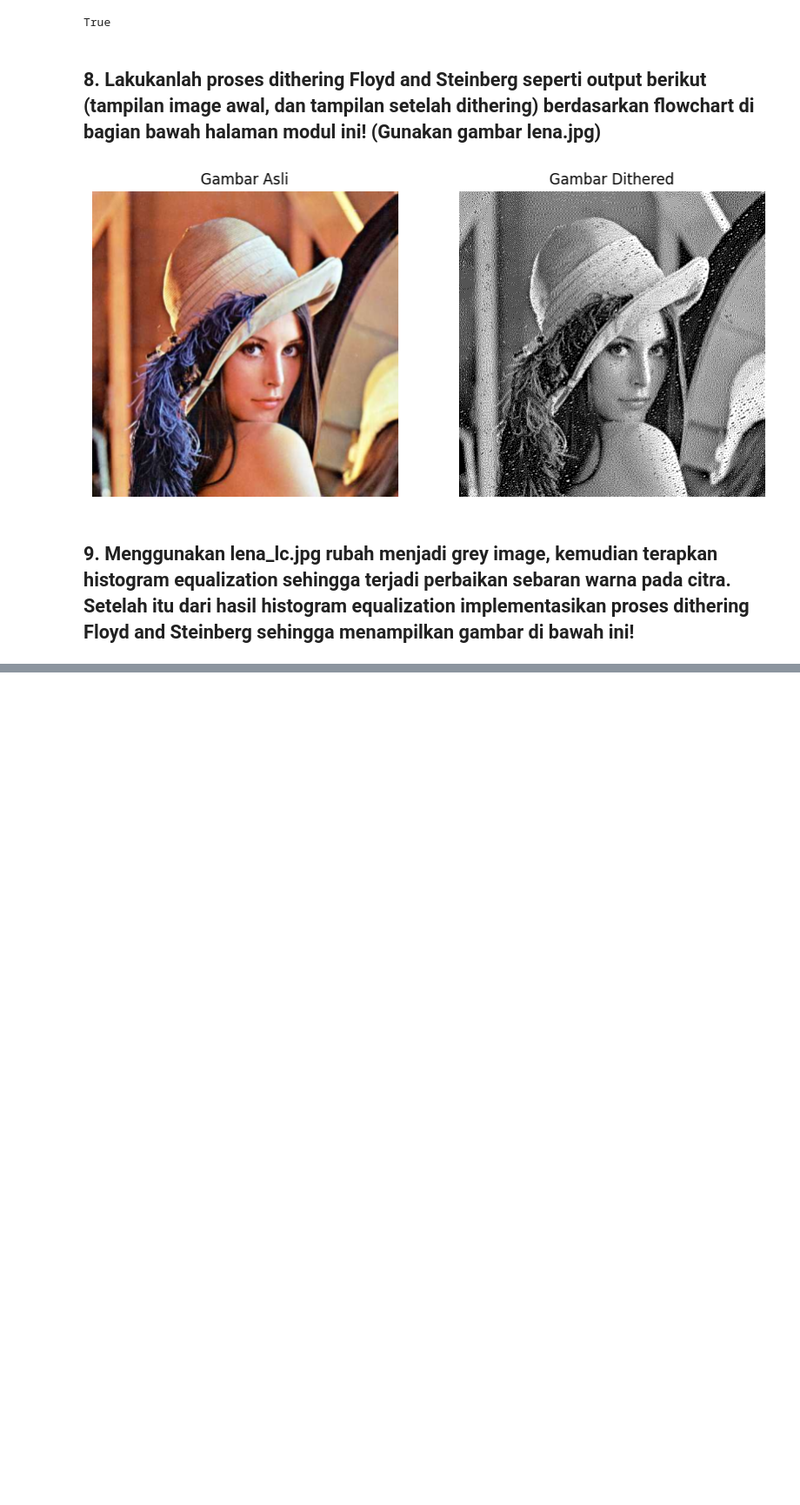
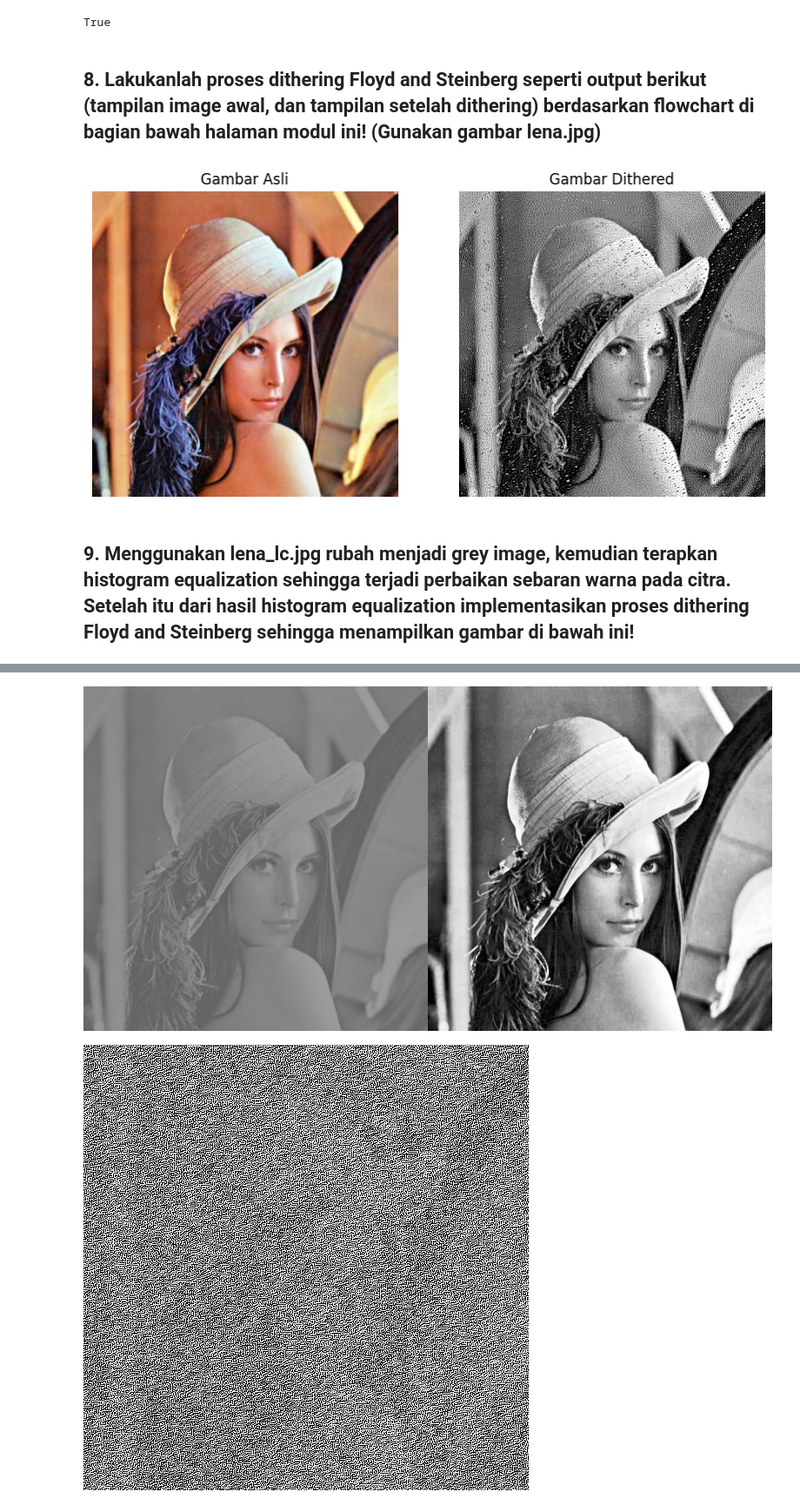
Before and after one commit to ulfiizza27/2141720052-PCVK-2023, a Jupyter notebook: week-06/Week6.ipynb, the cells around one changed output, grey strips where cells are left out. Shown at 87% size. Saved outputs shown, nothing was run; the diff lists cells and outputs as text; code cells hidden in the pictures; blank space fills up the shorter version.

Commit message:
Jobsheet 6 Histogram, Histogram Equalization, Dithering

```diff
--- a/week-06/Week6.ipynb
+++ b/week-06/Week6.ipynb
@@ -337,0 +295,79 @@ AttributeError: ignored
+# %%
+import cv2 as cv
+import matplotlib.pyplot as plt
+
+Image = cv.imread('/content/drive/MyDrive/PCVK/img/lena_lc.jpg')
+img_gray = cv.cvtColor(Image, cv.COLOR_BGR2GRAY)
+
+GrayImage = cv.cvtColor(Image, cv.COLOR_BGR2GRAY)
+
+Height = GrayImage.shape[0]
+Width = GrayImage.shape[1]
+
+for y in range(0, Height):
+    for x in range(0, Width):
+        old_value = GrayImage[y, x]
+        new_value = 0
+        if old_value > 128:
+            new_value = 255
+        GrayImage[y, x] = new_value
+        Error = old_value - new_value
+
+        if x < Width - 1:
+            NewNumber = GrayImage[y, x + 1] + Error
+            if NewNumber > 255:
+                NewNumber = 255
+            elif NewNumber < 0:
+                NewNumber = 0
+            GrayImage[y, x + 1] = NewNumber
+
+        if x > 0 and y < Height - 1:
+            NewNumber = GrayImage[y + 1, x - 1] + Error
+            if NewNumber > 255:
+                NewNumber = 255
+            elif NewNumber < 0:
+                NewNumber = 0
+            GrayImage[y + 1, x - 1] = NewNumber
+
+        if y < Height - 1:
+            NewNumber = GrayImage[y + 1, x] + Error
+            if NewNumber > 255:
+                NewNumber = 255
+            elif NewNumber < 0:
+                NewNumber = 0
+            GrayImage[y + 1, x] = NewNumber
+
+        if x < Width - 1 and y < Height - 1:
+            NewNumber = GrayImage[y + 1, x + 1] + Error
+            if NewNumber > 255:
+                NewNumber = 255
+            elif NewNumber < 0:
+                NewNumber = 0
+            GrayImage[y + 1, x + 1] = NewNumber
+
+plt.figure(figsize=(20, 10))
+
+plt.subplot(2, 2, 1)
+plt.hist(img_gray.ravel(), bins=256, range=(0, 256), density=True, color='gray', alpha=0.6)
+plt.xlabel('Intensitas Piksel')
+plt.ylabel('Frekuensi Kemunculan')
+plt.title('Histogram Sebelum Equalization')
+
+# Equalization
+img_equalized = cv.equalizeHist(img_gray)
+
+# Menampilkan histogram setelah histogram equalization
+plt.subplot(2, 2, 2)
+plt.hist(img_equalized.ravel(), bins=256, range=(0, 256), density=True, color='gray', alpha=0.6)
+plt.xlabel('Intensitas Piksel')
+plt.ylabel('Frekuensi Kemunculan')
+plt.title('Histogram Setelah Equalization')
+
+plt.subplot(2, 2, 3)
+
+final_frame = cv.hconcat((img_gray, img_equalized))
+cv2_imshow(final_frame)
+cv2_imshow(GrayImage)
+# %% [output]
+[figure, added]
+[figure, added]
```
Also changed, not shown: parts of 3 cells of this notebook.
